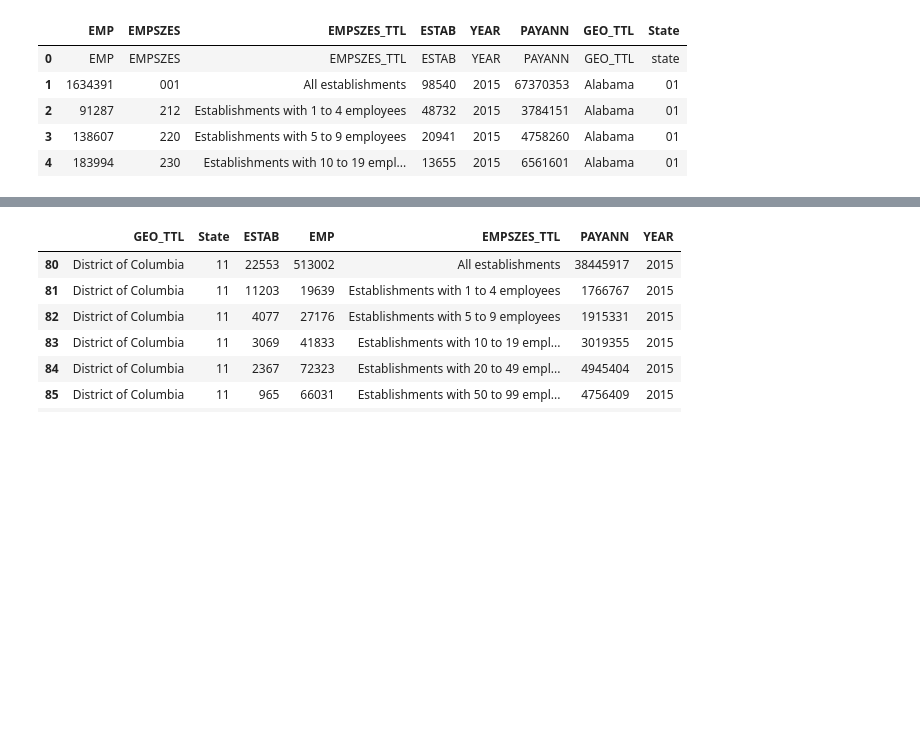
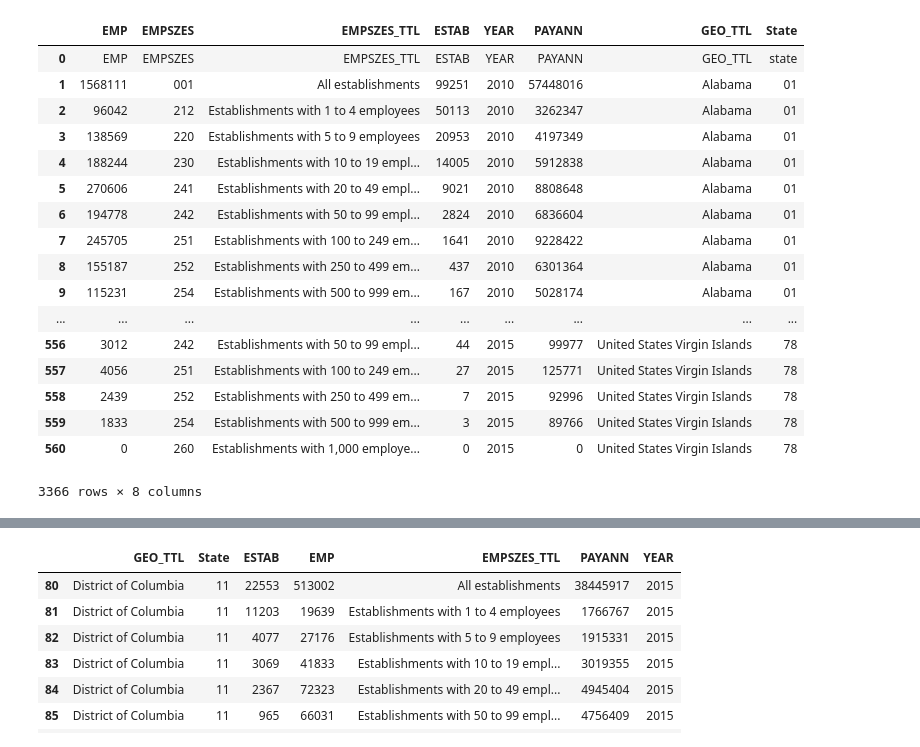
Before and after one commit to Airedyver/Census_Business_Vizualization, a Jupyter notebook: CBP API access .ipynb, the cells around one changed output, grey strips where cells are left out. Saved outputs shown, nothing was run; the diff lists cells and outputs as text; code cells hidden in the pictures; blank space fills up the shorter version.

```diff
--- a/CBP API access .ipynb
+++ b/CBP API access .ipynb
@@ -16,29 +16,44 @@ url = "https://api.census.gov/data/"
 # %%
 # Pull data on businesses and number of establishments
 
 years = ['2010', '2011', '2012', '2013', '2014', '2015']
 
 # Query gets us Number of employees, establishments, size of establishments, year of data collected, annual pay, name of state, for each state
 query = "EMP,EMPSZES,EMPSZES_TTL,ESTAB,YEAR,PAYANN,GEO_TTL&for=state:*"
 
+cbp_df = pd.DataFrame()
 
 for year in years:
     # Build query URL
     query_url = url + year + "/cbp?get=" + query + "&key=" + api_key
 
     # This should get us all establishments of employment in each state for the 2015 year.
     cbp_response = req.get(query_url)
     cbp_json = cbp_response.json()
-    cbp_df = pd.DataFrame(cbp_json, columns =['EMP','EMPSZES','EMPSZES_TTL','ESTAB','YEAR','PAYANN','GEO_TTL','State'])
+    this_year_cbp = pd.DataFrame(cbp_json, columns =['EMP','EMPSZES','EMPSZES_TTL','ESTAB','YEAR','PAYANN','GEO_TTL','State'])
 
-cbp_df.head()
+    cbp_df = cbp_df.append(this_year_cbp)
+
+cbp_df
 # %% [output]
 |  | EMP | EMPSZES | EMPSZES_TTL | ESTAB | YEAR | PAYANN | GEO_TTL | State |
 | 0 | EMP | EMPSZES | EMPSZES_TTL | ESTAB | YEAR | PAYANN | GEO_TTL | state |
-| 1 | 1634391 | 001 | All establishments | 98540 | 2015 | 67370353 | Alabama | 01 |
-| 2 | 91287 | 212 | Establishments with 1 to 4 employees | 48732 | 2015 | 3784151 | Alabama | 01 |
-| 3 | 138607 | 220 | Establishments with 5 to 9 employees | 20941 | 2015 | 4758260 | Alabama | 01 |
-| 4 | 183994 | 230 | Establishments with 10 to 19 empl... | 13655 | 2015 | 6561601 | Alabama | 01 |
+| 1 | 1568111 | 001 | All establishments | 99251 | 2010 | 57448016 | Alabama | 01 |
+| 2 | 96042 | 212 | Establishments with 1 to 4 employees | 50113 | 2010 | 3262347 | Alabama | 01 |
+| 3 | 138569 | 220 | Establishments with 5 to 9 employees | 20953 | 2010 | 4197349 | Alabama | 01 |
+| 4 | 188244 | 230 | Establishments with 10 to 19 empl... | 14005 | 2010 | 5912838 | Alabama | 01 |
+| 5 | 270606 | 241 | Establishments with 20 to 49 empl... | 9021 | 2010 | 8808648 | Alabama | 01 |
+| 6 | 194778 | 242 | Establishments with 50 to 99 empl... | 2824 | 2010 | 6836604 | Alabama | 01 |
+| 7 | 245705 | 251 | Establishments with 100 to 249 em... | 1641 | 2010 | 9228422 | Alabama | 01 |
+| 8 | 155187 | 252 | Establishments with 250 to 499 em... | 437 | 2010 | 6301364 | Alabama | 01 |
+| 9 | 115231 | 254 | Establishments with 500 to 999 em... | 167 | 2010 | 5028174 | Alabama | 01 |
+| ... | ... | ... | ... | ... | ... | ... | ... | ... |
+| 556 | 3012 | 242 | Establishments with 50 to 99 empl... | 44 | 2015 | 99977 | United States Virgin Islands | 78 |
+| 557 | 4056 | 251 | Establishments with 100 to 249 em... | 27 | 2015 | 125771 | United States Virgin Islands | 78 |
+| 558 | 2439 | 252 | Establishments with 250 to 499 em... | 7 | 2015 | 92996 | United States Virgin Islands | 78 |
+| 559 | 1833 | 254 | Establishments with 500 to 999 em... | 3 | 2015 | 89766 | United States Virgin Islands | 78 |
+| 560 | 0 | 260 | Establishments with 1,000 employe... | 0 | 2015 | 0 | United States Virgin Islands | 78 |
+3366 rows × 8 columns
 # %%
 clean_cbp = cbp_df.drop([0]).reset_index()
 cbp_df = pd.DataFrame(clean_cbp, columns=['GEO_TTL','State','ESTAB','EMP','EMPSZES_TTL','PAYANN','YEAR'])
```
Also changed, not shown: parts of 1 cell of this notebook.
